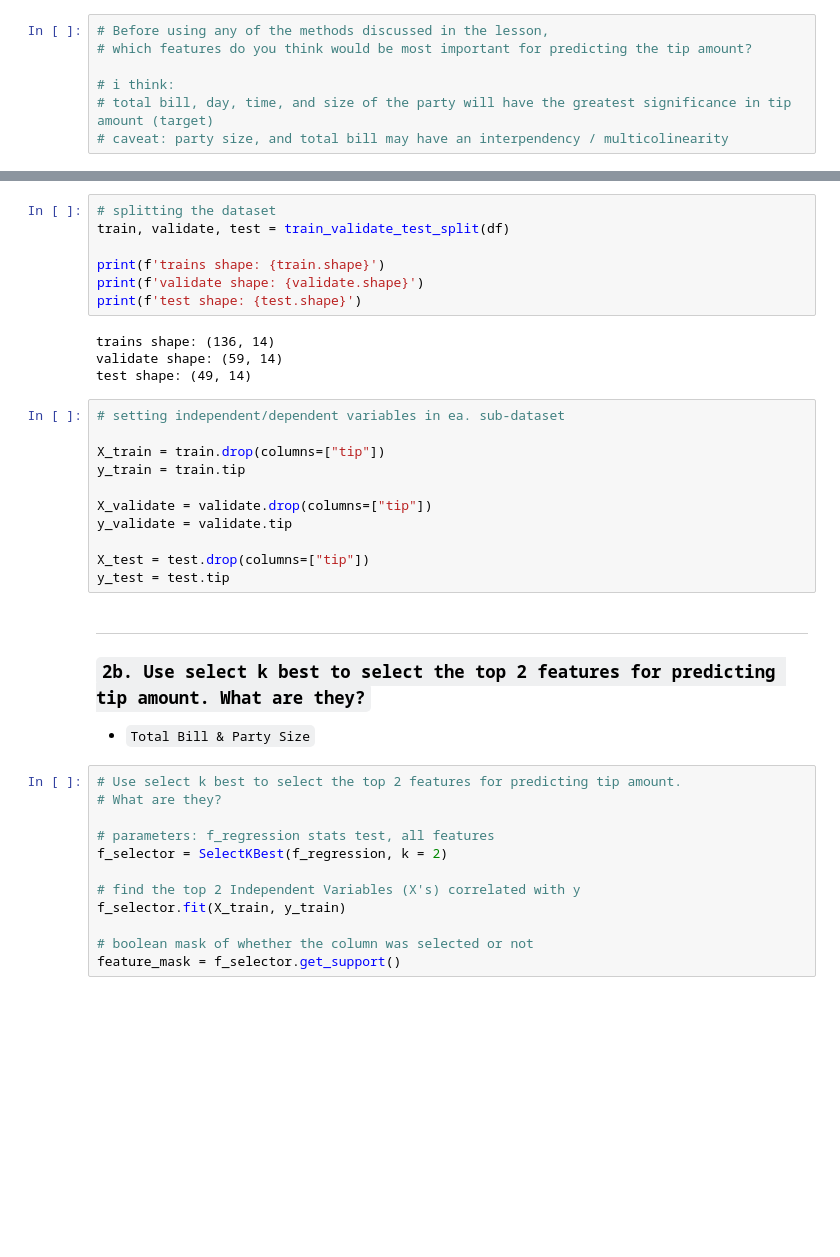
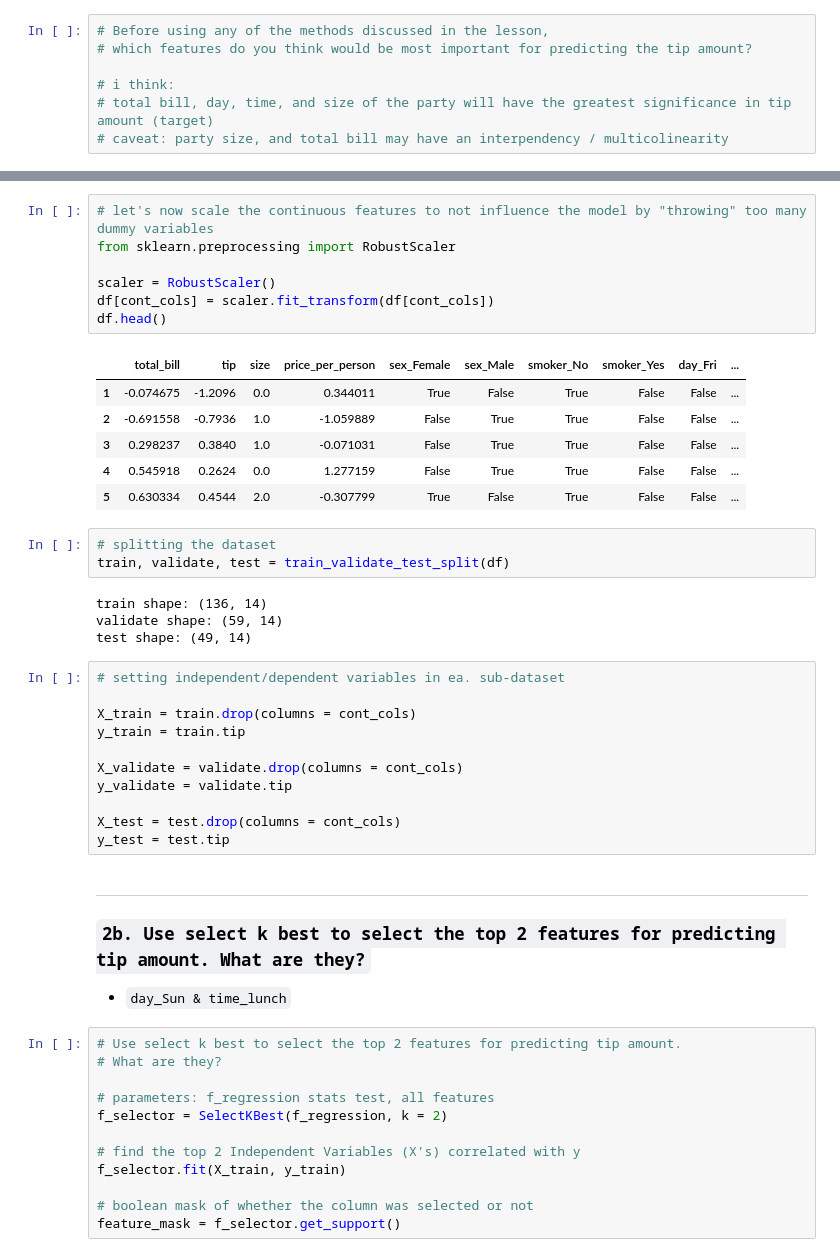
Before and after one commit to mijailmariano/regression-exercises, a Jupyter notebook: feature_engineering.ipynb, the cells around one changed output, grey strips where cells are left out. Saved outputs shown, nothing was run; the diff lists cells and outputs as text; blank space fills up the shorter version.

```diff
--- a/feature_engineering.ipynb
+++ b/feature_engineering.ipynb
@@ -121,30 +111,40 @@ df.head() # checks out!
+# %%
+# let's now scale the continuous features to not influence the model by "throwing" too many dummy variables
+from sklearn.preprocessing import RobustScaler
+
+scaler = RobustScaler()
+df[cont_cols] = scaler.fit_transform(df[cont_cols])
+df.head()
+# %% [output]
+|  | total_bill | tip | size | price_per_person | sex_Female | sex_Male | smoker_No | smoker_Yes | day_Fri | ... |
+| 1 | -0.074675 | -1.2096 | 0.0 | 0.344011 | True | False | True | False | False | ... |
+| 2 | -0.691558 | -0.7936 | 1.0 | -1.059889 | False | True | True | False | False | ... |
+| 3 | 0.298237 | 0.3840 | 1.0 | -0.071031 | False | True | True | False | False | ... |
+| 4 | 0.545918 | 0.2624 | 0.0 | 1.277159 | False | True | True | False | False | ... |
+| 5 | 0.630334 | 0.4544 | 2.0 | -0.307799 | True | False | True | False | False | ... |
 # %%
 # splitting the dataset
 train, validate, test = train_validate_test_split(df)
-
-print(f'trains shape: {train.shape}')
-print(f'validate shape: {validate.shape}')
-print(f'test shape: {test.shape}')
 # %% [output]
-trains shape: (136, 14)
+train shape: (136, 14)
 validate shape: (59, 14)
 test shape: (49, 14)
 # %%
 # setting independent/dependent variables in ea. sub-dataset
 
-X_train = train.drop(columns=["tip"])
+X_train = train.drop(columns = cont_cols)
 y_train = train.tip
 
-X_validate = validate.drop(columns=["tip"])
+X_validate = validate.drop(columns = cont_cols)
 y_validate = validate.tip
 
-X_test = test.drop(columns=["tip"])
+X_test = test.drop(columns = cont_cols)
 y_test = test.tip
 # %% [markdown]
 ----
 ### ``2b. Use select k best to select the top 2 features for predicting tip amount. What are they?``
 
-* ``Total Bill & Party Size``
+* ``day_Sun & time_lunch``
 # %%
 # Use select k best to select the top 2 features for predicting tip amount.
 # What are they?
```
Also changed, not shown: parts of 25 cells of this notebook, 2 other files.
